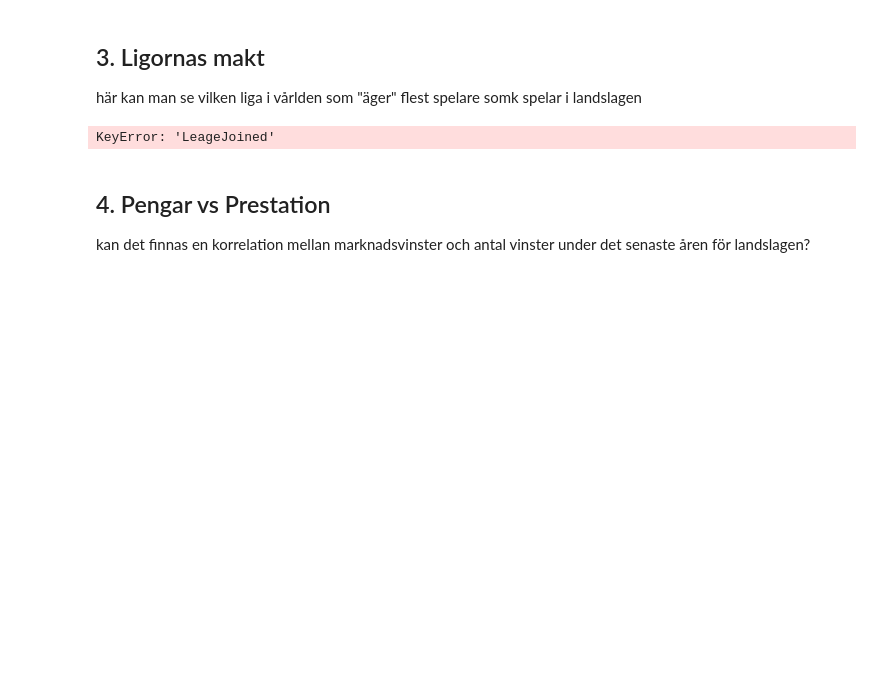
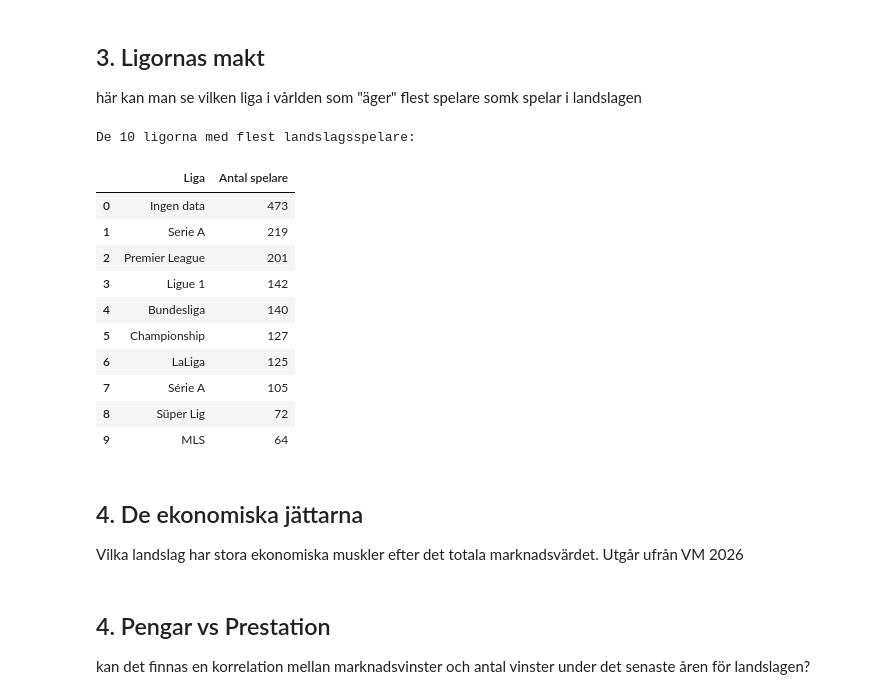
Before and after one commit to webcrunch/kk1-fifa-2026-analysis, a Jupyter notebook: fifa-jupiter.ipynb, the cells around one changed output. Cells and saved outputs as stored; diff of their text form; code cells hidden in the pictures; blank space fills up the shorter version.

Commit message:
nu har jag hämtat data för ligorna med flest antal spelare från landslagen

```diff
--- a/fifa-jupiter.ipynb
+++ b/fifa-jupiter.ipynb
@@ -552,33 +548,58 @@ här kan man se vilken liga i vårlden som "äger" flest spelare somk spelar i l
 # %%
 # här behöver vi hämta information från både players datasetet och koppla dem till transfers datasetet. Så vi mergar ihopa dem så vi kan arbeta bätrre med dem
 df_players = df_players.rename(columns={"Post": "Position"})
 df_merge_player_leage = pd.merge(
     df_players,
     df_market[["Name", "LeagueJoined"]],
     left_on="PlayerName",
     right_on="Name",
     how="left",
 )
 # print(df_merge_player_leage)
 
 
 # print( "_________________________________ " )
 # nu har vi mergat dessa så då behöver vi tvätta lite data från dem eftersom där finns värden som kan vara saknade.
 df_merge_player_leage['LeagueJoined'] = df_merge_player_leage['LeagueJoined'].fillna('Ingen data')
 
 # print(df_merge_player_leage)
 
 # vi behöver inte kolumnen name från market df så vi tar bort den
 df_merge_player_leage = df_merge_player_leage.drop(columns=["Name"])
 
 # nu behöver vi räkna antalet spelare per liga
-player_in_leage_count = df_merge_player_leage.groupby("LeagueJoined")[
-    "PlayerName"
-].count()
+player_in_leage_count = (
+    df_merge_player_leage.groupby("LeagueJoined")["PlayerName"].count().reset_index()
+)
 
-print(player_in_leage_count)
+
+# här tänkte jag att jag kan döpa om kolumnernas namn så att det låter vettigare
+player_in_leage_count.columns = ["Liga", "Antal spelare"]
+
+top_10_leagues = player_in_leage_count.nlargest(10, "Antal spelare").reset_index(
+    drop=True
+)
+
+print("De 10 ligorna med flest landslagsspelare:")
+display(top_10_leagues)
+#
 # %% [output]
-KeyError: 'LeageJoined'
+De 10 ligorna med flest landslagsspelare:
+|  | Liga | Antal spelare |
+| 0 | Ingen data | 473 |
+| 1 | Serie A | 219 |
+| 2 | Premier League | 201 |
+| 3 | Ligue 1 | 142 |
+| 4 | Bundesliga | 140 |
+| 5 | Championship | 127 |
+| 6 | LaLiga | 125 |
+| 7 | Série A | 105 |
+| 8 | Süper Lig | 72 |
+| 9 | MLS | 64 |
+# %% [markdown]
+## 4. De ekonomiska jättarna
+
+Vilka landslag har stora ekonomiska muskler efter det totala marknadsvärdet. Utgår ufrån VM 2026
 # %% [markdown]
 ## 4. Pengar vs Prestation
 
```
Also changed, not shown: parts of 1 cell of this notebook.
